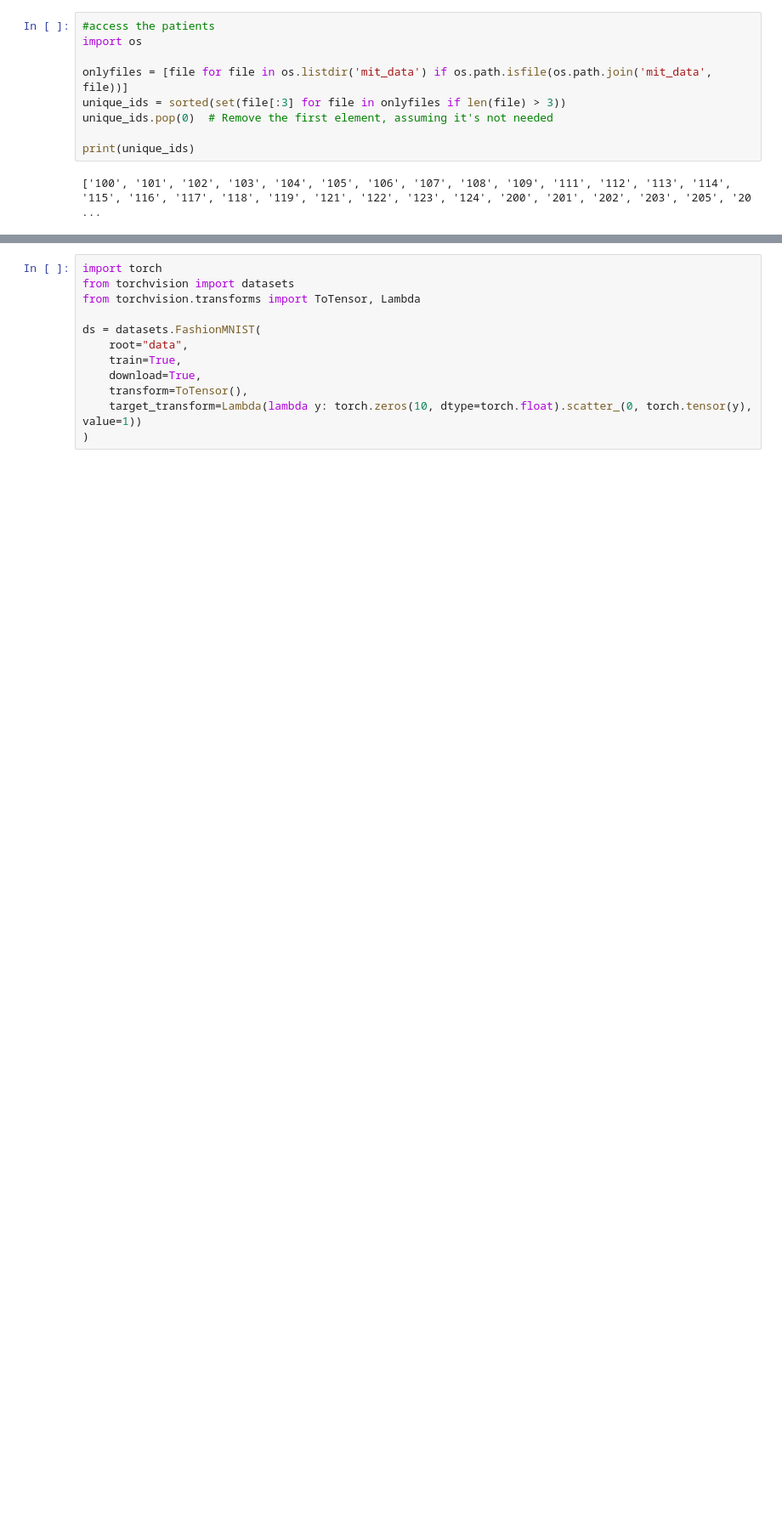
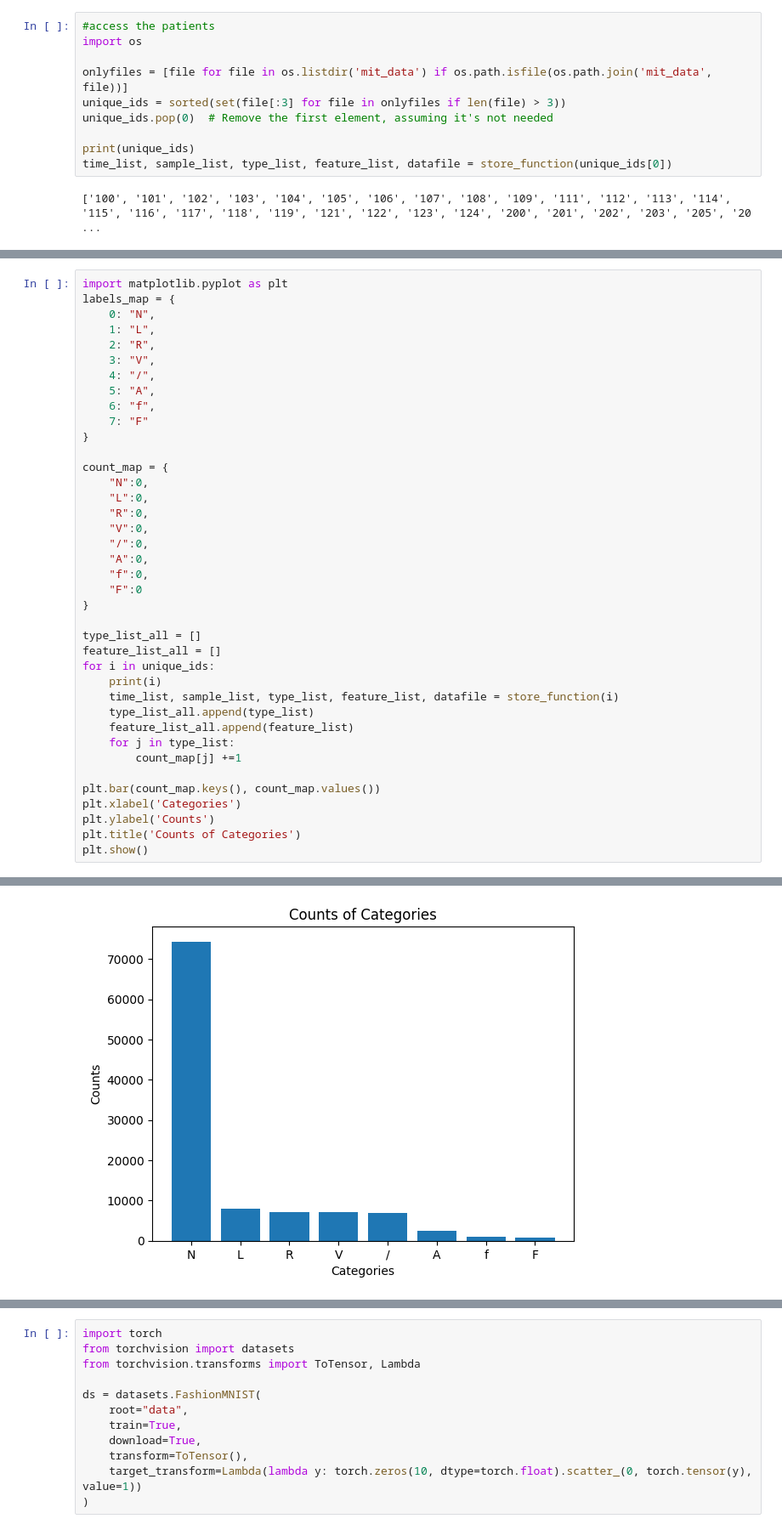
Before and after one commit to PrishaMarp/arrhythmia-detection-, a Jupyter notebook: ArrhythmiaModel.ipynb, the cells around one changed output, grey strips where cells are left out. Shown at 85% size. Cells and saved outputs as stored; diff of their text form; blank space fills up the shorter version.

```diff
--- a/ArrhythmiaModel.ipynb
+++ b/ArrhythmiaModel.ipynb
@@ -93,5 +88,6 @@ unique_ids = sorted(set(file[:3] for file in onlyfiles if len(file) > 3))
 unique_ids.pop(0)  # Remove the first element, assuming it's not needed
 
 print(unique_ids)
+time_list, sample_list, type_list, feature_list, datafile = store_function(unique_ids[0])
 # %% [output]
 ['100', '101', '102', '103', '104', '105', '106', '107', '108', '109', '111', '112', '113', '114', '115', '116', '117', '118', '119', '121', '122', '123', '124', '200', '201', '202', '203', '205', '20 ...
@@ -140,0 +94,40 @@ plt.show()
+# %%
+import matplotlib.pyplot as plt
+labels_map = {
+    0: "N",
+    1: "L",
+    2: "R",
+    3: "V",
+    4: "/",
+    5: "A",
+    6: "f",
+    7: "F"
+}
+
+count_map = {
+    "N":0,
+    "L":0,
+    "R":0,
+    "V":0,
+    "/":0,
+    "A":0,
+    "f":0,
+    "F":0
+}
+
+type_list_all = []
+feature_list_all = []
+for i in unique_ids:
+    print(i)
+    time_list, sample_list, type_list, feature_list, datafile = store_function(i)
+    type_list_all.append(type_list)
+    feature_list_all.append(feature_list)
+    for j in type_list:
+        count_map[j] +=1
+
+plt.bar(count_map.keys(), count_map.values())
+plt.xlabel('Categories')
+plt.ylabel('Counts')
+plt.title('Counts of Categories')
+plt.show()
+# %% [output]
@@ -140,0 +151 @@ plt.show()
+[figure, added]
```
Also changed, not shown: parts of 18 cells of this notebook.
